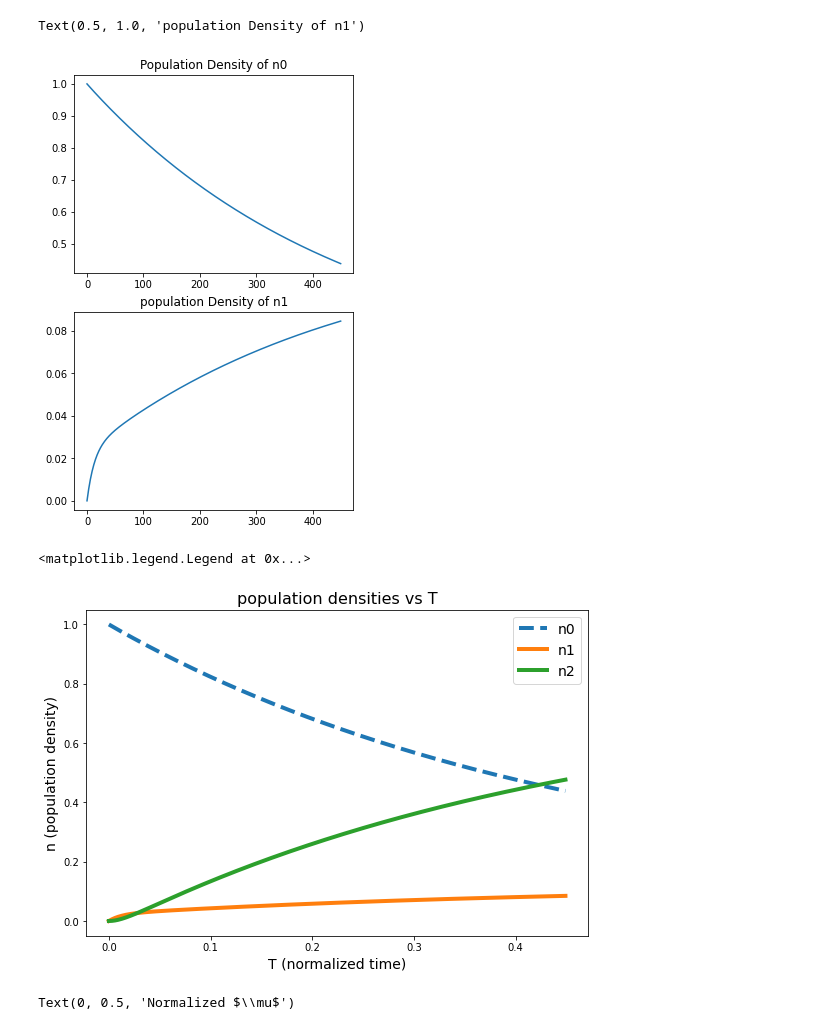
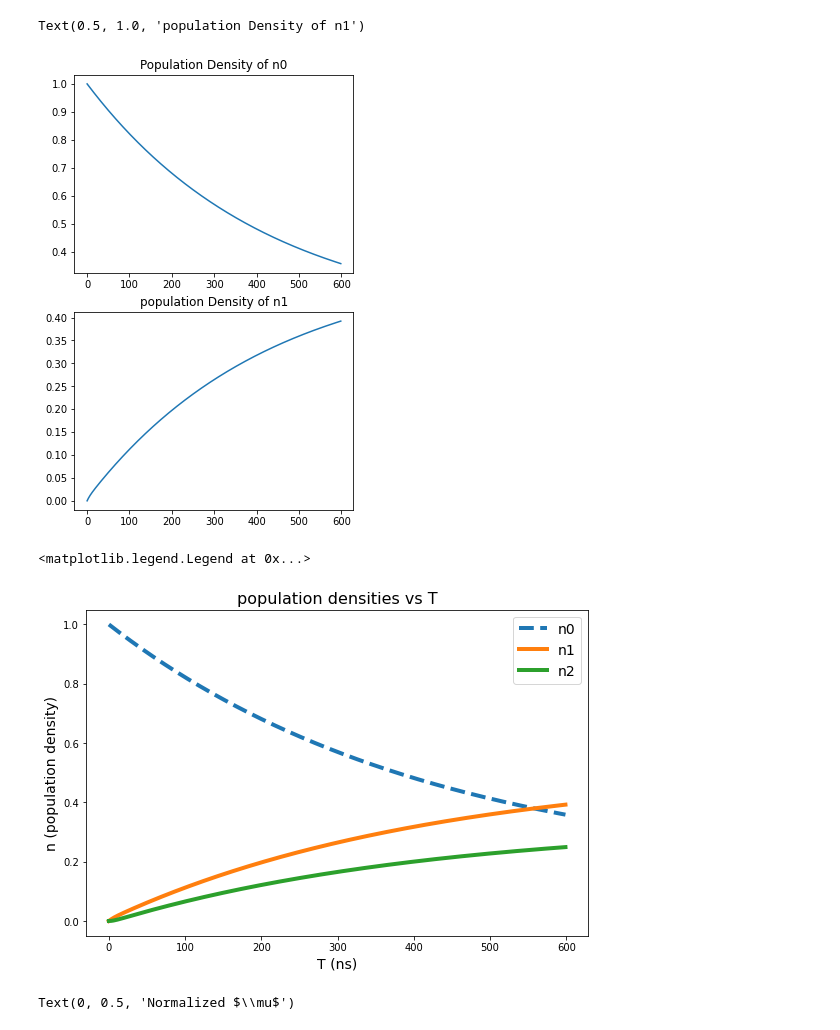
Before and after one commit to alifele/Bioinformatics, a Jupyter notebook: SA_Simulation.ipynb, the cells around one changed output. Saved outputs shown, nothing was run; the diff lists cells and outputs as text; code cells hidden in the pictures.

```diff
--- a/SA_Simulation.ipynb
+++ b/SA_Simulation.ipynb
@@ -114,11 +114,11 @@ class SA:
 def f(t):
   return 1
 # %%
-initial_values = {
+initial_values = { # tau_pulse = 1ns
   "alpha" : 32,
   "beta" : 0.1,
-  "T10" : 1.7, #?
-  "T21" : 10, #?
+  "T10" : 1/1.7, #?
+  "T21" : 1/0.01, #?
   "A" : 2,
   "f": f,
   "n0" : 1,
@@ -126,7 +126,7 @@ initial_values = {
   "n2" : 0,
   "dT" : 0.001,
   "dZ" : 0.001,
-  "simulationTimeSteps" : 450,
+  "simulationTimeSteps" : 600,
   "simulationDepthSteps" : 2000
 }
 # %%
@@ -141,21 +141,22 @@ a[1].plot(n1)
 a[1].set_title("population Density of n1")
 # %% [output]
 Text(0.5, 1.0, 'population Density of n1')
-[figure, old version]
+[figure, new version]
 # %%
+## Note that tau_p = 1ns
 T = np.arange(0,initial_values['simulationTimeSteps']*initial_values['dT'], initial_values['dT'])
 plt.figure(figsize=(9,6))
 plt.title("population densities vs T", fontsize=16)
-plt.plot(T,n0, label="n0", lw=4, linestyle='--')
-plt.plot(T,n1, label="n1", lw=4)
-plt.plot(T,n2, label="n2", lw=4)
+plt.plot(1000*T,n0, label="n0", lw=4, linestyle='--')
+plt.plot(1000*T,n1, label="n1", lw=4)
+plt.plot(1000*T,n2, label="n2", lw=4)
 
-plt.xlabel("T (normalized time)", fontsize=14)
+plt.xlabel("T (ns)", fontsize=14)
 plt.ylabel("n (population density)", fontsize=14)
 plt.legend(fontsize=14)
 # %% [output]
 <matplotlib.legend.Legend at 0x...>
-[figure, old version]
+[figure, new version]
 # %%
 T = np.arange(0,initial_values['simulationTimeSteps']*initial_values['dT'], initial_values['dT'])
 plt.figure(figsize=(9,6))
```
